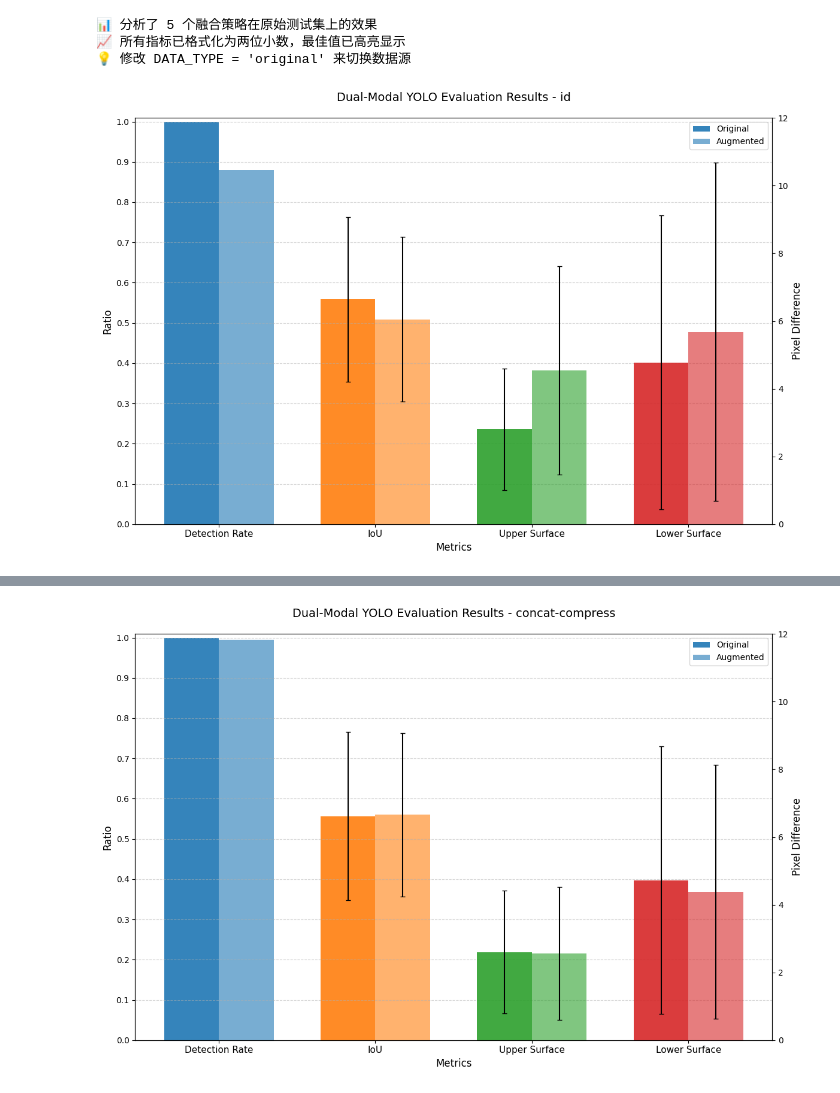
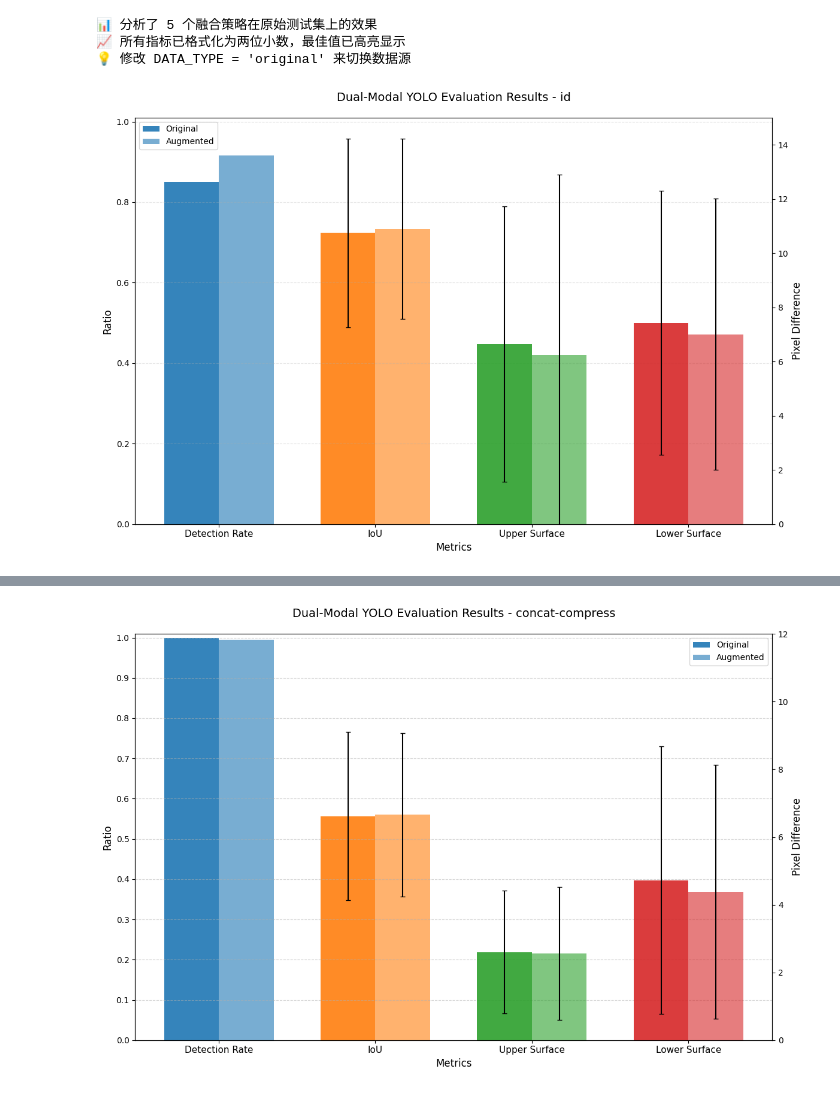
Before and after one commit to xxd-ars/BloodScan, a Jupyter notebook: dual_yolo/d_model_evaluate_vis.ipynb, the cells around one changed output, grey strips where cells are left out. Drawn from its saved outputs; the diff is of its cells as text; code cells hidden in the pictures.

```diff
--- a/dual_yolo/d_model_evaluate_vis.ipynb
+++ b/dual_yolo/d_model_evaluate_vis.ipynb
@@ -444,9 +485,9 @@ print(f"💡 修改 DATA_TYPE = '{DATA_TYPE}' 来切换数据源")
 # %%
 FUSION_NAME = 'id'
 
-metrics_file = os.path.join(PROJECT_DIR, f'dual_yolo/evaluation_results_aug/metrics_data/metrics_{FUSION_NAME}.json')
-metrics = load_metrics_from_file(metrics_file)
+metrics_file = os.path.join(PROJECT_DIR, f'dual_yolo/evaluation_results_aug_0_1_2_70conf/{FUSION_NAME}/metrics_{FUSION_NAME}.json')
+# metrics = load_metrics_from_file(metrics_file)
 
 generate_evaluation_chart_from_file(metrics_file)
 # %% [output]
-[figure, old version]
+[figure, new version]
```
Also changed, not shown: parts of 10 cells of this notebook, 36 other files.
